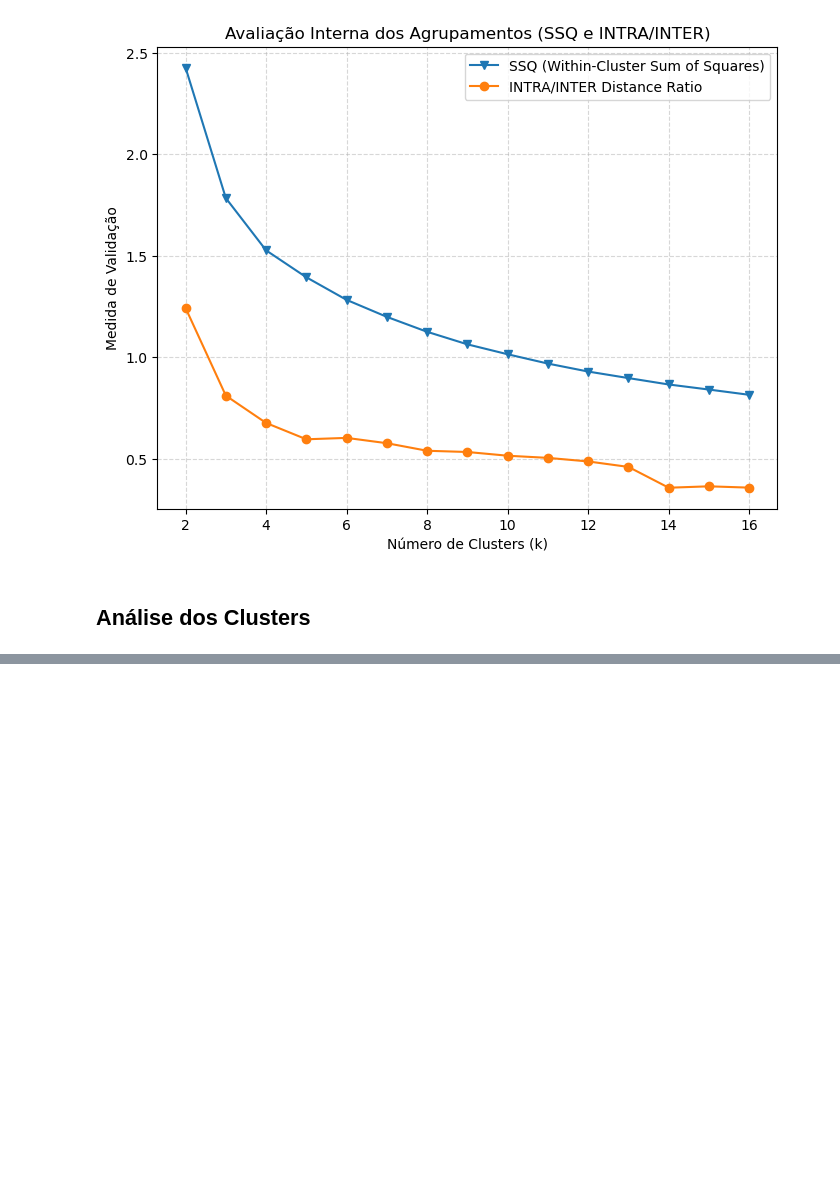
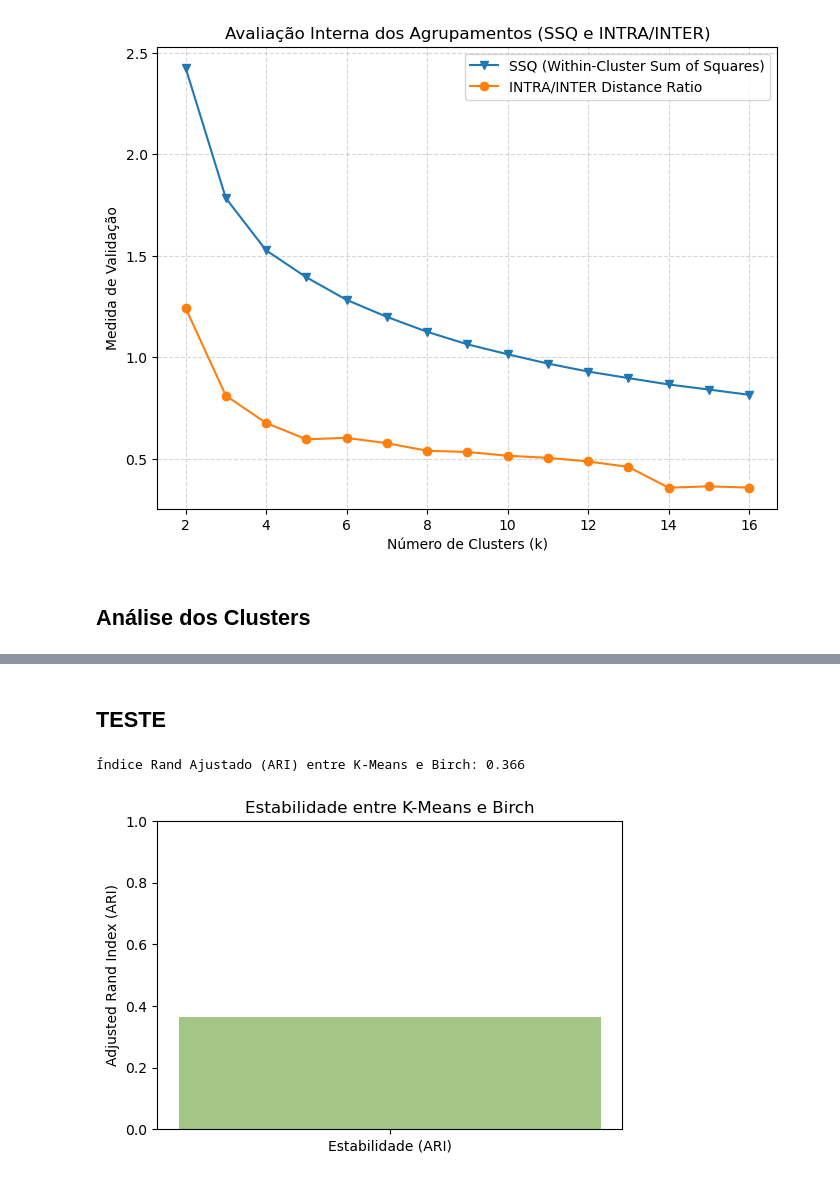
Before and after one commit to NandaLeal/TCC, a Jupyter notebook: TCC - FASE 3 .ipynb, the cells around one changed output, grey strips where cells are left out. Saved outputs shown, nothing was run; the diff lists cells and outputs as text; code cells hidden in the pictures; blank space fills up the shorter version.

```diff
--- a/TCC - FASE 3 .ipynb
+++ b/TCC - FASE 3 .ipynb
@@ -488,0 +659,45 @@ Name: count, dtype: int64
+# %% [markdown]
+## **TESTE**
+# %%
+import pandas as pd
+import numpy as np
+from sklearn.cluster import KMeans, Birch
+from sklearn.preprocessing import StandardScaler
+from sklearn.metrics import adjusted_rand_score
+import matplotlib.pyplot as plt
+
+# ====== Pré-processamento ======
+df_notas = df_ifnmg.copy()
+
+colunas_notas = ["NU_NOTA_CN", "NU_NOTA_CH", "NU_NOTA_LC", "NU_NOTA_MT"]
+notas = df_notas[colunas_notas].dropna()
+notas["MEDIA_GERAL"] = notas.mean(axis=1)
+
+scaler = StandardScaler()
+df_norm = pd.DataFrame(scaler.fit_transform(notas), columns=notas.columns)
+
+# ====== Número de clusters ======
+k = 4
+
+# ====== Modelo 1: K-Means ======
+kmeans = KMeans(n_clusters=k, random_state=42, n_init=10)
+labels_kmeans = kmeans.fit_predict(df_norm)
+
+# ====== Modelo 2: Birch ======
+birch = Birch(n_clusters=k)
+labels_birch = birch.fit_predict(df_norm)
+
+# ====== Métrica de estabilidade ======
+ari = adjusted_rand_score(labels_kmeans, labels_birch)
+print(f"Índice Rand Ajustado (ARI) entre K-Means e Birch: {ari:.3f}")
+
+# ====== Visualização ======
+plt.figure(figsize=(6, 4))
+plt.bar(["Estabilidade (ARI)"], [ari], color="#a3c585")
+plt.ylim(0, 1)
+plt.title("Estabilidade entre K-Means e Birch")
+plt.ylabel("Adjusted Rand Index (ARI)")
+plt.show()
+# %% [output]
+Índice Rand Ajustado (ARI) entre K-Means e Birch: 0.366
+[figure, added]
```
Also changed, not shown: parts of 10 cells of this notebook.
